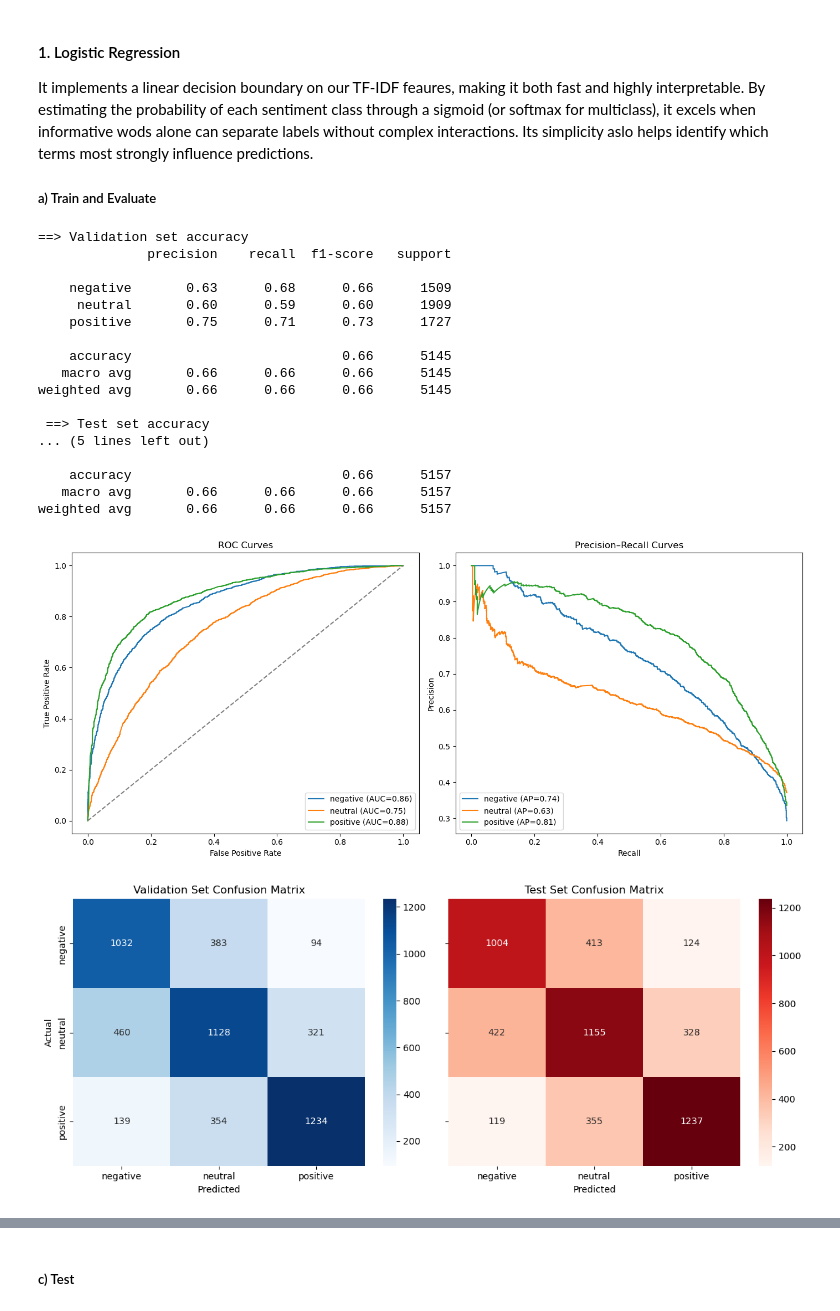
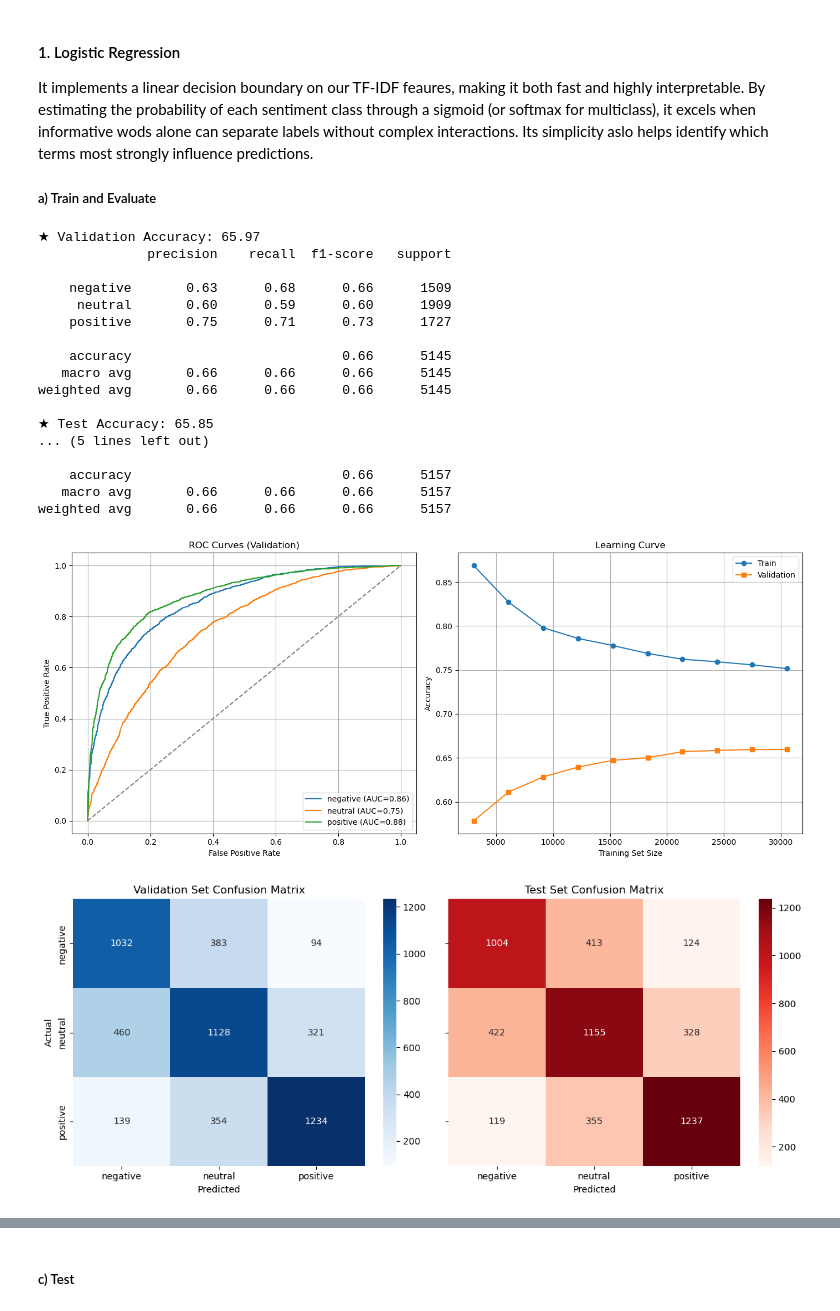
Before and after one commit to dlepighe1/Sentiment-Insights, a Jupyter notebook: SentimentAnalysis.ipynb, the cells around one changed output, grey strips where cells are left out. Drawn from its saved outputs; the diff is of its cells as text; code cells hidden in the pictures.

```diff
--- a/SentimentAnalysis.ipynb
+++ b/SentimentAnalysis.ipynb
@@ -422,13 +439,13 @@ y_val_lr = logReg.predict(X_val_tfidf)            # Validation set
 y_test_lr = logReg.predict(X_test_tfidf)          # Test set
 
 # Print classification reports
-print("==> Validation set accuracy")
+print("★ Validation Accuracy:", round(accuracy_score(y_val, y_val_lr) * 100, 2))
 print(classification_report(y_val, y_val_lr, target_names=logReg.classes_))
 
-print(" ==> Test set accuracy")
+print("★ Test Accuracy:", round(accuracy_score(y_test, y_test_lr) * 100, 2))
 print(classification_report(y_test, y_test_lr, target_names=logReg.classes_))
 # %% [output]
-==> Validation set accuracy
+★ Validation Accuracy: 65.97
               precision    recall  f1-score   support
 
     negative       0.63      0.68      0.66      1509
@@ -439,7 +456,7 @@ print(classification_report(y_test, y_test_lr, target_names=logReg.classes_))
    macro avg       0.66      0.66      0.66      5145
 weighted avg       0.66      0.66      0.66      5145
 
- ==> Test set accuracy
+★ Test Accuracy: 65.85
 ... (5 lines left out)
 
     accuracy                           0.66      5157
@@ -447,16 +464,12 @@ weighted avg       0.66      0.66      0.66      5145
 weighted avg       0.66      0.66      0.66      5157
 # %%
 # Show the plot on validation set
-plot_roc_pr_curves(lr, X_val_tfidf, y_val, classes)
-
-# Compute overall AUCs
-macro_auc = roc_auc_score(y_val, y_score_lr, multi_class="ovr", average="macro")
-micro_auc = roc_auc_score(y_val, y_score_lr, multi_class="ovr", average="micro")
+plot_roc_learning_curve(logReg, X_train_tfidf, y_train, X_val_tfidf, y_val, logReg.classes_)
 
 # Plot the confusion matrices for both the validation and testing set
-plot_confusion_matrices(lr, X_val_tfidf, y_val, X_test_tfidf, y_test, classes)
+plot_confusion_matrices(logReg, X_val_tfidf, y_val, X_test_tfidf, y_test, logReg.classes_)
 # %% [output]
-[figure, old version]
+[figure, new version]
 [figure]
 # %% [markdown]
 <h5> b) Discussion </h5>
```
Also changed, not shown: parts of 18 cells of this notebook.
